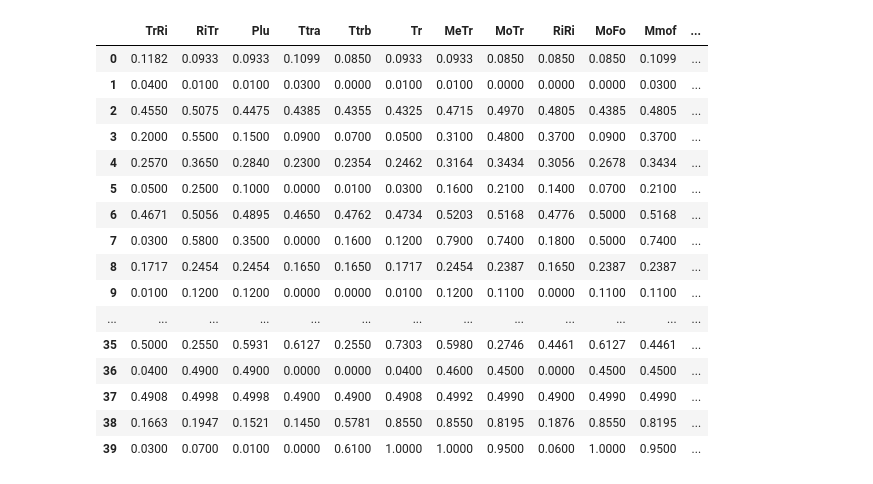
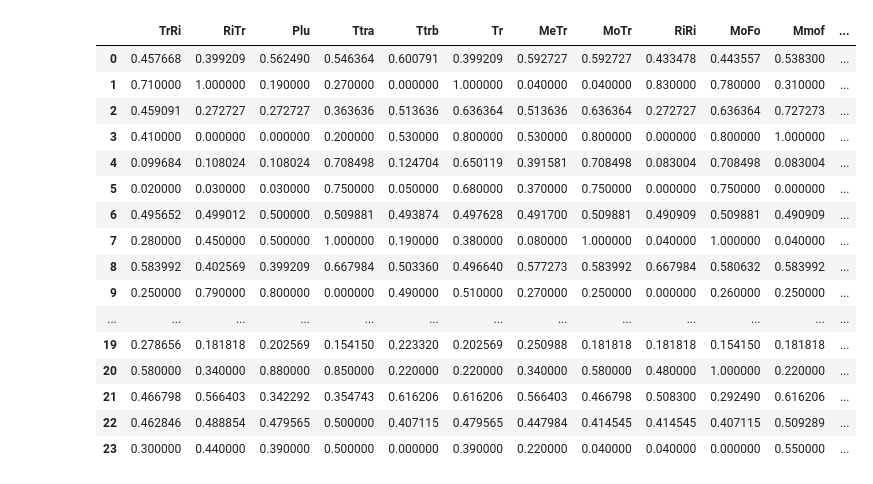
Before and after one commit to Ishikawa7/neural-network-with-fuzzified-inverter, a Jupyter notebook: bits_and_targets.ipynb, the cells around one changed output. Saved outputs shown, nothing was run; the diff lists cells and outputs as text; code cells hidden in the pictures.

Commit message:
updated sigma

```diff
--- a/bits_and_targets.ipynb
+++ b/bits_and_targets.ipynb
@@ -6,7 +6,7 @@ import pandas as pd
 #df = pd.read_csv('soggetto_3.csv')
 #df
 # %%
-soggetto = "soggetto_3"
+soggetto = "soggetto_8"
 # %%
 # read csv
 df = pd.read_csv("Datasets/" + soggetto + '.csv')
@@ -109,0 +98,6 @@ df_input
+# %%
+# convert all columns to float
+df_input = df_input.astype(float)
+# adjust index to start from 0
+df_input.index = range(len(df_input))
+df_input
@@ -110,39 +122,43 @@ df_input
 # %%
 df_input.to_csv("Datasets/" + soggetto + '_input.csv', index=False)
 # %%
+#  on the book the value of SIGMA_MAX is 2.0, but for some subjects the value of SIGMA_MAX is the maximum value of SIGMA for the subject
+SIGMA_MAX = 2.0
 def calculate_target(dim, sigma, bit_type):
     if bit_type == 1:
         if dim > 0.5:
-            return dim - sigma * ( (2 * dim -1)/ 2 )
+            return dim - ( sigma * ( ((2 * dim) -1)/ SIGMA_MAX ) )
         else:
-            return dim + sigma * ( (1 - 2 * dim)/ 2 )
+            return dim + ( sigma * ( (1 - (2 * dim))/ SIGMA_MAX ) )
     else:
         return dim
 # %%
 df_targets = pd.DataFrame()
 for col in df_input.columns[3:]:
     list_col = []
     for i in range(0, len(df_input)):
         list_col.append(calculate_target(df_input.iloc[i][col],df_input.iloc[i].SIGMA, df_input.iloc[i].bit_type))
     df_targets[col] = list_col
+# convert all columns to float
+df_targets = df_targets.astype(float)
 df_targets
 # %% [output]
 |  | TrRi | RiTr | Plu | Ttra | Ttrb | Tr | MeTr | MoTr | RiRi | MoFo | Mmof | ... |
-| 0 | 0.1182 | 0.0933 | 0.0933 | 0.1099 | 0.0850 | 0.0933 | 0.0933 | 0.0850 | 0.0850 | 0.0850 | 0.1099 | ... |
-| 1 | 0.0400 | 0.0100 | 0.0100 | 0.0300 | 0.0000 | 0.0100 | 0.0100 | 0.0000 | 0.0000 | 0.0000 | 0.0300 | ... |
-| 2 | 0.4550 | 0.5075 | 0.4475 | 0.4385 | 0.4355 | 0.4325 | 0.4715 | 0.4970 | 0.4805 | 0.4385 | 0.4805 | ... |
-| 3 | 0.2000 | 0.5500 | 0.1500 | 0.0900 | 0.0700 | 0.0500 | 0.3100 | 0.4800 | 0.3700 | 0.0900 | 0.3700 | ... |
-| 4 | 0.2570 | 0.3650 | 0.2840 | 0.2300 | 0.2354 | 0.2462 | 0.3164 | 0.3434 | 0.3056 | 0.2678 | 0.3434 | ... |
-| 5 | 0.0500 | 0.2500 | 0.1000 | 0.0000 | 0.0100 | 0.0300 | 0.1600 | 0.2100 | 0.1400 | 0.0700 | 0.2100 | ... |
-| 6 | 0.4671 | 0.5056 | 0.4895 | 0.4650 | 0.4762 | 0.4734 | 0.5203 | 0.5168 | 0.4776 | 0.5000 | 0.5168 | ... |
-| 7 | 0.0300 | 0.5800 | 0.3500 | 0.0000 | 0.1600 | 0.1200 | 0.7900 | 0.7400 | 0.1800 | 0.5000 | 0.7400 | ... |
-| 8 | 0.1717 | 0.2454 | 0.2454 | 0.1650 | 0.1650 | 0.1717 | 0.2454 | 0.2387 | 0.1650 | 0.2387 | 0.2387 | ... |
-| 9 | 0.0100 | 0.1200 | 0.1200 | 0.0000 | 0.0000 | 0.0100 | 0.1200 | 0.1100 | 0.0000 | 0.1100 | 0.1100 | ... |
+| 0 | 0.457668 | 0.399209 | 0.562490 | 0.546364 | 0.600791 | 0.399209 | 0.592727 | 0.592727 | 0.433478 | 0.443557 | 0.538300 | ... |
+| 1 | 0.710000 | 1.000000 | 0.190000 | 0.270000 | 0.000000 | 1.000000 | 0.040000 | 0.040000 | 0.830000 | 0.780000 | 0.310000 | ... |
+| 2 | 0.459091 | 0.272727 | 0.272727 | 0.363636 | 0.513636 | 0.636364 | 0.513636 | 0.636364 | 0.272727 | 0.636364 | 0.727273 | ... |
+| 3 | 0.410000 | 0.000000 | 0.000000 | 0.200000 | 0.530000 | 0.800000 | 0.530000 | 0.800000 | 0.000000 | 0.800000 | 1.000000 | ... |
+| 4 | 0.099684 | 0.108024 | 0.108024 | 0.708498 | 0.124704 | 0.650119 | 0.391581 | 0.708498 | 0.083004 | 0.708498 | 0.083004 | ... |
+| 5 | 0.020000 | 0.030000 | 0.030000 | 0.750000 | 0.050000 | 0.680000 | 0.370000 | 0.750000 | 0.000000 | 0.750000 | 0.000000 | ... |
+| 6 | 0.495652 | 0.499012 | 0.500000 | 0.509881 | 0.493874 | 0.497628 | 0.491700 | 0.509881 | 0.490909 | 0.509881 | 0.490909 | ... |
+| 7 | 0.280000 | 0.450000 | 0.500000 | 1.000000 | 0.190000 | 0.380000 | 0.080000 | 1.000000 | 0.040000 | 1.000000 | 0.040000 | ... |
+| 8 | 0.583992 | 0.402569 | 0.399209 | 0.667984 | 0.503360 | 0.496640 | 0.577273 | 0.583992 | 0.667984 | 0.580632 | 0.583992 | ... |
+| 9 | 0.250000 | 0.790000 | 0.800000 | 0.000000 | 0.490000 | 0.510000 | 0.270000 | 0.250000 | 0.000000 | 0.260000 | 0.250000 | ... |
 | ... | ... | ... | ... | ... | ... | ... | ... | ... | ... | ... | ... | ... |
-| 35 | 0.5000 | 0.2550 | 0.5931 | 0.6127 | 0.2550 | 0.7303 | 0.5980 | 0.2746 | 0.4461 | 0.6127 | 0.4461 | ... |
-| 36 | 0.0400 | 0.4900 | 0.4900 | 0.0000 | 0.0000 | 0.0400 | 0.4600 | 0.4500 | 0.0000 | 0.4500 | 0.4500 | ... |
-| 37 | 0.4908 | 0.4998 | 0.4998 | 0.4900 | 0.4900 | 0.4908 | 0.4992 | 0.4990 | 0.4900 | 0.4990 | 0.4990 | ... |
-| 38 | 0.1663 | 0.1947 | 0.1521 | 0.1450 | 0.5781 | 0.8550 | 0.8550 | 0.8195 | 0.1876 | 0.8550 | 0.8195 | ... |
-| 39 | 0.0300 | 0.0700 | 0.0100 | 0.0000 | 0.6100 | 1.0000 | 1.0000 | 0.9500 | 0.0600 | 1.0000 | 0.9500 | ... |
+| 19 | 0.278656 | 0.181818 | 0.202569 | 0.154150 | 0.223320 | 0.202569 | 0.250988 | 0.181818 | 0.181818 | 0.154150 | 0.181818 | ... |
+| 20 | 0.580000 | 0.340000 | 0.880000 | 0.850000 | 0.220000 | 0.220000 | 0.340000 | 0.580000 | 0.480000 | 1.000000 | 0.220000 | ... |
+| 21 | 0.466798 | 0.566403 | 0.342292 | 0.354743 | 0.616206 | 0.616206 | 0.566403 | 0.466798 | 0.508300 | 0.292490 | 0.616206 | ... |
+| 22 | 0.462846 | 0.488854 | 0.479565 | 0.500000 | 0.407115 | 0.479565 | 0.447984 | 0.414545 | 0.414545 | 0.407115 | 0.509289 | ... |
+| 23 | 0.300000 | 0.440000 | 0.390000 | 0.500000 | 0.000000 | 0.390000 | 0.220000 | 0.040000 | 0.040000 | 0.000000 | 0.550000 | ... |
 # %%
 df_targets.to_csv("Datasets/" + soggetto + '_targets.csv', index=False)
```
Also changed, not shown: parts of 5 cells of this notebook, 8 other files.
